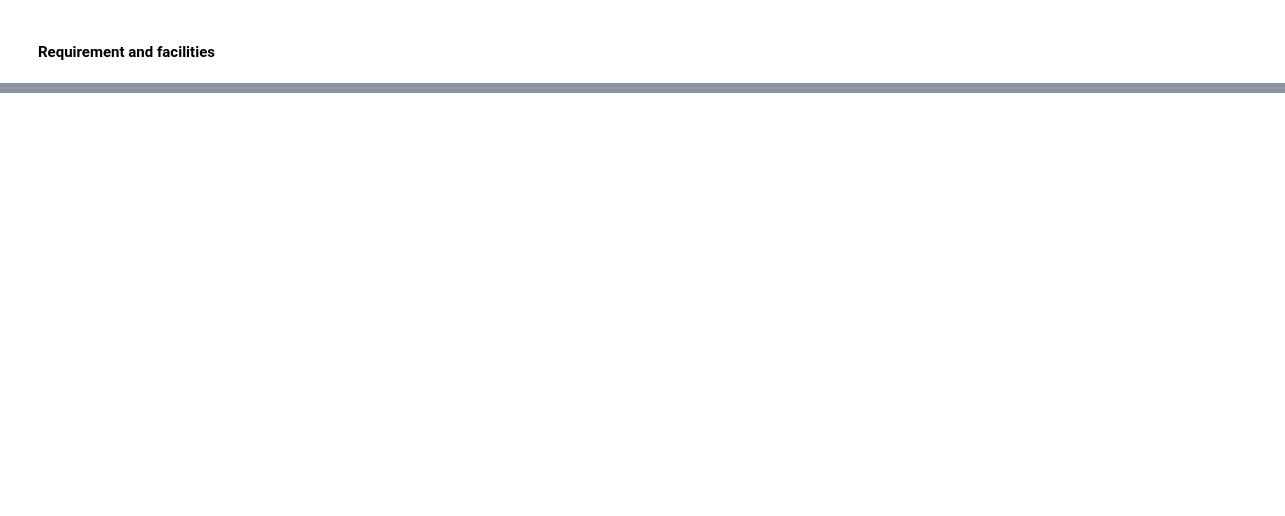
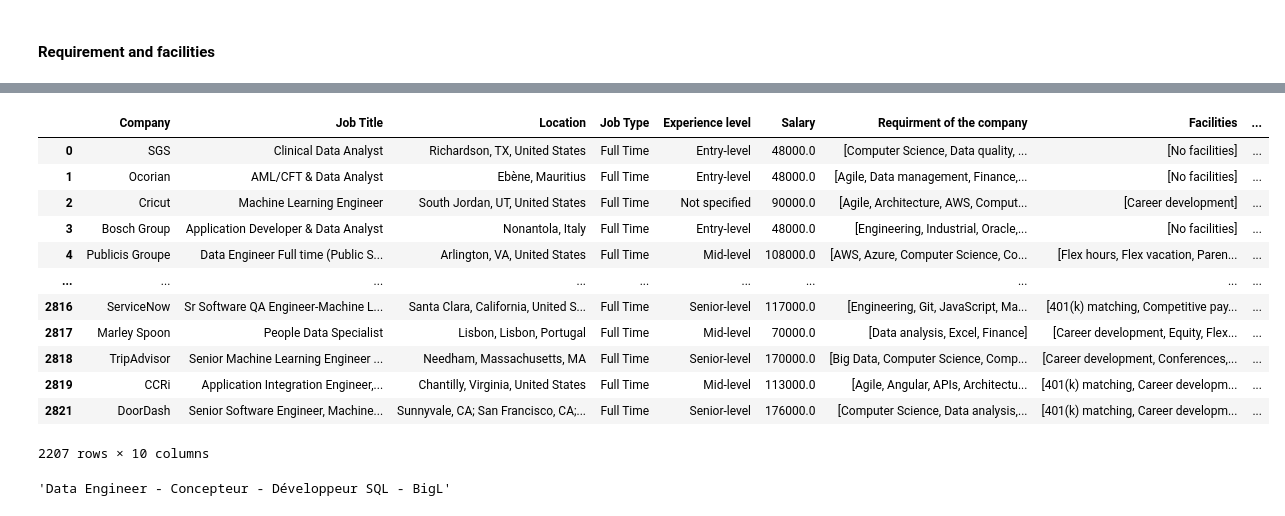
Before and after one commit to Sefdine/Job_opportunities, a Jupyter notebook: dev.ipynb, the cells around one changed output, grey strips where cells are left out. Drawn from its saved outputs; the diff is of its cells as text; code cells hidden in the pictures; blank space fills up the shorter version.

```diff
--- a/dev.ipynb
+++ b/dev.ipynb
@@ -80,0 +374,20 @@ df['Facilities'] = df['Facilities'].apply(lambda x: delete_empty_in_list(x))
+# %%
+df.loc[~df['Job Title'].str.contains('Data Science') & ~df['Job Title'].str.contains('Scientist') & ~df['Job Title'].str.contains('Big') & ~df['Job Title'].str.contains('Artificial')]
+# %% [output]
+|  | Company | Job Title | Location | Job Type | Experience level | Salary | Requirment of the company | Facilities | ... |
+| 0 | SGS | Clinical Data Analyst | Richardson, TX, United States | Full Time | Entry-level | 48000.0 | [Computer Science, Data quality, ... | [No facilities] | ... |
+| 1 | Ocorian | AML/CFT & Data Analyst | Ebène, Mauritius | Full Time | Entry-level | 48000.0 | [Agile, Data management, Finance,... | [No facilities] | ... |
+| 2 | Cricut | Machine Learning Engineer | South Jordan, UT, United States | Full Time | Not specified | 90000.0 | [Agile, Architecture, AWS, Comput... | [Career development] | ... |
+| 3 | Bosch Group | Application Developer & Data Analyst | Nonantola, Italy | Full Time | Entry-level | 48000.0 | [Engineering, Industrial, Oracle,... | [No facilities] | ... |
+| 4 | Publicis Groupe | Data Engineer Full time (Public S... | Arlington, VA, United States | Full Time | Mid-level | 108000.0 | [AWS, Azure, Computer Science, Co... | [Flex hours, Flex vacation, Paren... | ... |
+| ... | ... | ... | ... | ... | ... | ... | ... | ... | ... |
+| 2816 | ServiceNow | Sr Software QA Engineer-Machine L... | Santa Clara, California, United S... | Full Time | Senior-level | 117000.0 | [Engineering, Git, JavaScript, Ma... | [401(k) matching, Competitive pay... | ... |
+| 2817 | Marley Spoon | People Data Specialist | Lisbon, Lisbon, Portugal | Full Time | Mid-level | 70000.0 | [Data analysis, Excel, Finance] | [Career development, Equity, Flex... | ... |
+| 2818 | TripAdvisor | Senior Machine Learning Engineer ... | Needham, Massachusetts, MA | Full Time | Senior-level | 170000.0 | [Big Data, Computer Science, Comp... | [Career development, Conferences,... | ... |
+| 2819 | CCRi | Application Integration Engineer,... | Chantilly, Virginia, United States | Full Time | Mid-level | 113000.0 | [Agile, Angular, APIs, Architectu... | [401(k) matching, Career developm... | ... |
+| 2821 | DoorDash | Senior Software Engineer, Machine... | Sunnyvale, CA; San Francisco, CA;... | Full Time | Senior-level | 176000.0 | [Computer Science, Data analysis,... | [401(k) matching, Career developm... | ... |
+2207 rows × 10 columns
+# %%
+df['Job Title'][1389]
+# %% [output]
+'Data Engineer - Concepteur - Développeur SQL - BigL'
```
Also changed, not shown: parts of 26 cells of this notebook, 1 other file.
